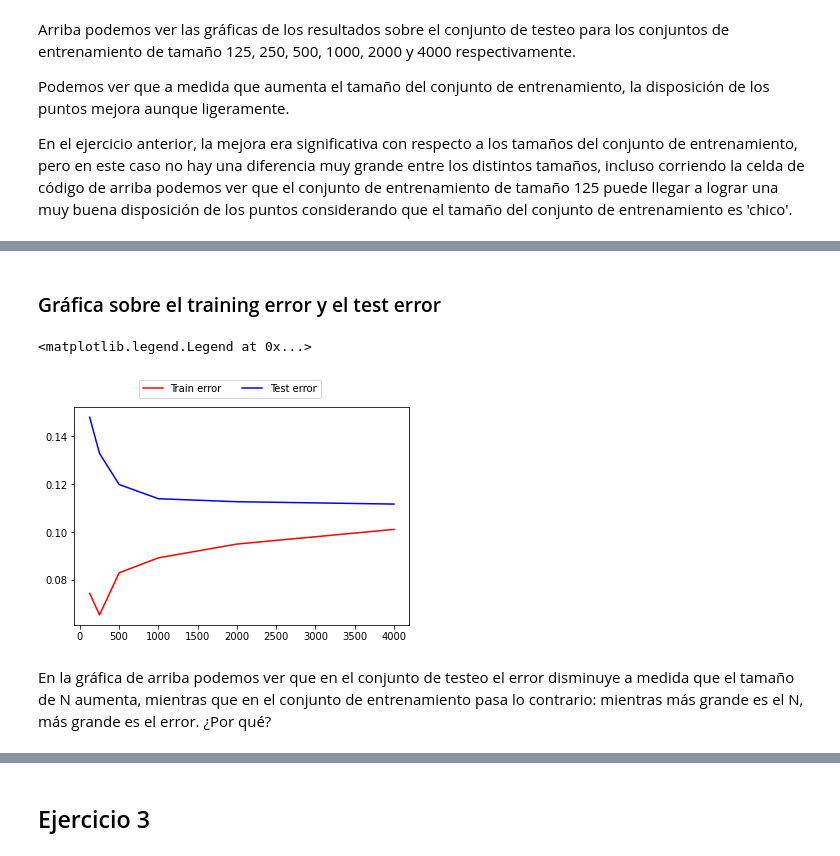
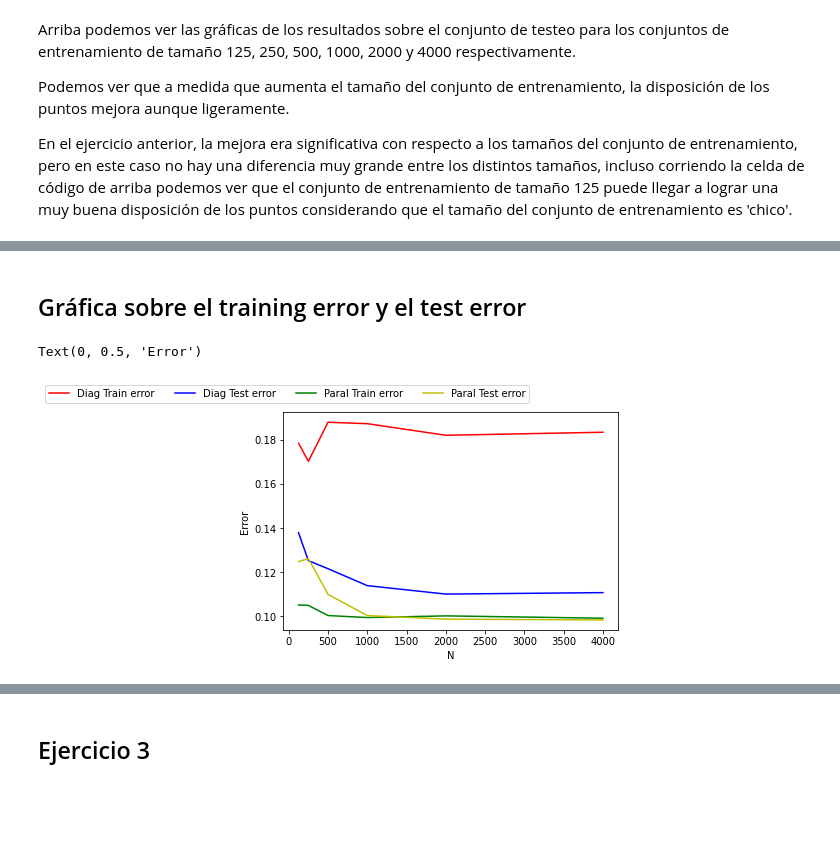
Before and after one commit to natimellino/IAA, a Jupyter notebook: TP1/ArbolesDecision.ipynb, the cells around one changed output, grey strips where cells are left out. Cells and saved outputs as stored; diff of their text form; code cells hidden in the pictures; blank space fills up the shorter version.

```diff
--- a/TP1/ArbolesDecision.ipynb
+++ b/TP1/ArbolesDecision.ipynb
@@ -279,28 +319,44 @@ En el ejercicio anterior, la mejora era significativa con respecto a los tamaño
 # %% [markdown]
-### Gráfica sobre el training error y el test error
+## Gráfica sobre el training error y el test error
 # %%
 # Gráfica de training error y test error
 import matplotlib.pyplot as plt
 
-df = pd.DataFrame({})
-df['N'] = nn
-df['Nodes'] = tree_sizes
-df['TrError'] = train_errors
-df['TeError'] = test_errors
+df_a = pd.DataFrame({})
+df_a['N'] = nn
+df_a['Nodes'] = tree_sizes_a
+df_a['TrError'] = train_errors_a
+df_a['TeError'] = test_errors_a
 
-mean_train_error = df.groupby('N')['TrError'].mean().to_numpy()
-mean_test_error = df.groupby('N')['TeError'].mean().to_numpy()
+df_b = pd.DataFrame({})
+df_b['N'] = nn
+df_b['Nodes'] = tree_sizes_b
+df_b['TrError'] = train_errors_b
+df_b['TeError'] = test_errors_b
 
-error_df = pd.DataFrame({})
-error_df['Nodes'] = n_values
-error_df['TrError'] = mean_train_error
-error_df['TeError'] = mean_test_error
+mean_train_error_a = df_a.groupby('N')['TrError'].mean().to_numpy()
+mean_test_error_a = df_a.groupby('N')['TeError'].mean().to_numpy()
 
-plt.plot(error_df['Nodes'], error_df['TrError'], 'r')
-plt.plot(error_df['Nodes'], error_df['TeError'], 'b')
-plt.legend(['Train error', 'Test error'], bbox_to_anchor=(0.75, 1.15), ncol=2)
+mean_train_error_b = df_b.groupby('N')['TrError'].mean().to_numpy()
+mean_test_error_b = df_b.groupby('N')['TeError'].mean().to_numpy()
+
+error_df_a = pd.DataFrame({})
+error_df_a['Nodes'] = n_values
+error_df_a['TrError'] = mean_train_error_a
+error_df_a['TeError'] = mean_test_error_a
+
+error_df_b = pd.DataFrame({})
+error_df_b['Nodes'] = n_values
+error_df_b['TrError'] = mean_train_error_b
+error_df_b['TeError'] = mean_test_error_b
+
+fig = plt.plot(error_df_a['Nodes'], error_df_a['TrError'], 'r')
+fig = plt.plot(error_df_a['Nodes'], error_df_a['TeError'], 'b')
+fig = plt.plot(error_df_b['Nodes'], error_df_b['TrError'], 'g')
+fig = plt.plot(error_df_b['Nodes'], error_df_b['TeError'], 'y')
+plt.legend(['Diag Train error', 'Diag Test error', 'Paral Train error', 'Paral Test error'], bbox_to_anchor=(0.75, 1.15), ncol=4)
+plt.xlabel("N")
+plt.ylabel("Error")
 # %% [output]
-<matplotlib.legend.Legend at 0x...>
+Text(0, 0.5, 'Error')
-[figure, old version]
+[figure, new version]
-# %% [markdown]
-En la gráfica de arriba podemos ver que en el conjunto de testeo el error disminuye a medida que el tamaño de N aumenta, mientras que en el conjunto de entrenamiento pasa lo contrario: mientras más grande es el N, más grande es el error. ¿Por qué?
```
Also changed, not shown: parts of 31 cells of this notebook.
